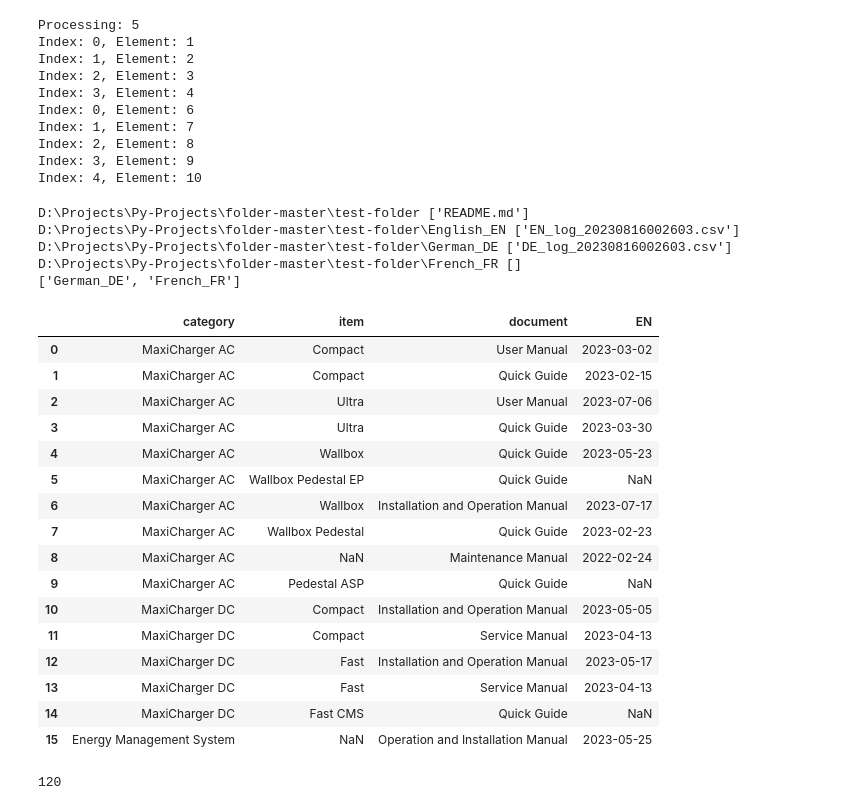
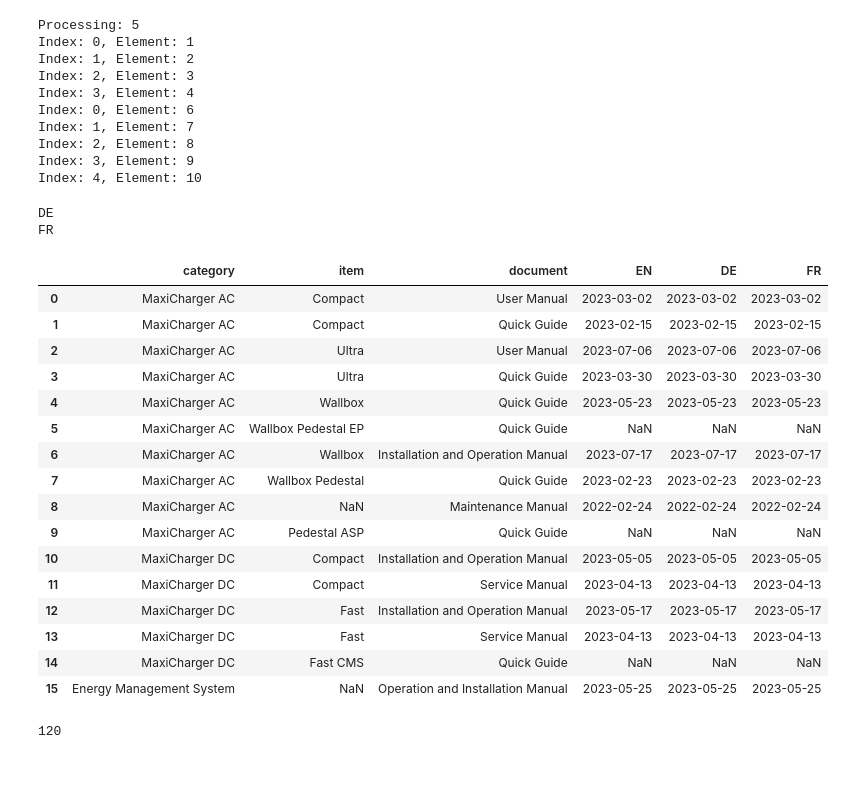
Before and after one commit to msm216/folder-master, a Jupyter notebook: demo.ipynb, the cells around one changed output. Drawn from its saved outputs; the diff is of its cells as text; code cells hidden in the pictures; blank space fills up the shorter version.

Commit message:
modify merge

```diff
--- a/demo.ipynb
+++ b/demo.ipynb
@@ -708,57 +708,73 @@ def merge_dataframe (path: str, folders: list, start: str) -> pd.DataFrame:
         sys.exit()
     # clean the columns 'language'
     log_df.drop(['language', 'status'], axis=1, inplace=True)
     log_df.rename(columns={'release': 'EN'}, inplace=True)
     ##############################################
     # Part 2: Merge Dataframe of other languages #
     ##############################################
     # ['German_DE', 'French_FR']
     folders.remove(start)
     '''
     for root, _, files in os.walk(path):
         print(root, files)
     '''
     for folder in folders:
         # get language code
         try:
             code = re.match(r"([A-Z][a-zA-Z]+)_(\w{2})", folder, re.IGNORECASE).group(2)  # EN
+            #print(folder)
+            print(code)
         except AttributeError:
             print(f"Folder {folder} unregular.")
+            continue
+        #
+        folder_path = os.path.join(path, start)
+        try:
+            # DE_log_20230816002603.csv
+            folder_log_name = [file for file in os.listdir(folder_path) if file.endswith('.csv')][0]
+            # D:\Projects\Py-Projects\folder-master\test-folder\German_DE\DE_log_20230816002603.csv
+            folder_log_path = os.path.join(folder_path, folder_log_name)
+            new_log_df = pd.read_csv(folder_log_path)
+            # clean the columns 'language'
+            new_log_df.drop(['language', 'status'], axis=1, inplace=True)
+            new_log_df.rename(columns={'release': code}, inplace=True)
+            # merge
+            log_df = pd.merge(log_df, new_log_df, on=['category', 'item', 'document'], how='left')  # how 参数指定合并方式（inner、outer、left、right）
+        except IndexError:
+            print(f"{start} log is missing.")
+            #return
+            continue
 
-
-    print(folders)
+    #print(folders)
 
     return log_df
 
 
 ####################################################################################################################
 # Test
 
 df = merge_dataframe(target_path, lang_folders, 'English_EN')
 df
 # %% [output]
-D:\Projects\Py-Projects\folder-master\test-folder ['README.md']
-D:\Projects\Py-Projects\folder-master\test-folder\English_EN ['EN_log_20230816002603.csv']
-D:\Projects\Py-Projects\folder-master\test-folder\German_DE ['DE_log_20230816002603.csv']
-D:\Projects\Py-Projects\folder-master\test-folder\French_FR []
-['German_DE', 'French_FR']
+DE
+FR
-|  | category | item | document | EN |
-| 0 | MaxiCharger AC | Compact | User Manual | 2023-03-02 |
-| 1 | MaxiCharger AC | Compact | Quick Guide | 2023-02-15 |
-| 2 | MaxiCharger AC | Ultra | User Manual | 2023-07-06 |
-| 3 | MaxiCharger AC | Ultra | Quick Guide | 2023-03-30 |
-| 4 | MaxiCharger AC | Wallbox | Quick Guide | 2023-05-23 |
-| 5 | MaxiCharger AC | Wallbox Pedestal EP | Quick Guide | NaN |
-| 6 | MaxiCharger AC | Wallbox | Installation and Operation Manual | 2023-07-17 |
-| 7 | MaxiCharger AC | Wallbox Pedestal | Quick Guide | 2023-02-23 |
-| 8 | MaxiCharger AC | NaN | Maintenance Manual | 2022-02-24 |
-| 9 | MaxiCharger AC | Pedestal ASP | Quick Guide | NaN |
-| 10 | MaxiCharger DC | Compact | Installation and Operation Manual | 2023-05-05 |
-| 11 | MaxiCharger DC | Compact | Service Manual | 2023-04-13 |
-| 12 | MaxiCharger DC | Fast | Installation and Operation Manual | 2023-05-17 |
-| 13 | MaxiCharger DC | Fast | Service Manual | 2023-04-13 |
-| 14 | MaxiCharger DC | Fast CMS | Quick Guide | NaN |
-| 15 | Energy Management System | NaN | Operation and Installation Manual | 2023-05-25 |
+|  | category | item | document | EN | DE | FR |
+| 0 | MaxiCharger AC | Compact | User Manual | 2023-03-02 | 2023-03-02 | 2023-03-02 |
+| 1 | MaxiCharger AC | Compact | Quick Guide | 2023-02-15 | 2023-02-15 | 2023-02-15 |
+| 2 | MaxiCharger AC | Ultra | User Manual | 2023-07-06 | 2023-07-06 | 2023-07-06 |
+| 3 | MaxiCharger AC | Ultra | Quick Guide | 2023-03-30 | 2023-03-30 | 2023-03-30 |
+| 4 | MaxiCharger AC | Wallbox | Quick Guide | 2023-05-23 | 2023-05-23 | 2023-05-23 |
+| 5 | MaxiCharger AC | Wallbox Pedestal EP | Quick Guide | NaN | NaN | NaN |
+| 6 | MaxiCharger AC | Wallbox | Installation and Operation Manual | 2023-07-17 | 2023-07-17 | 2023-07-17 |
+| 7 | MaxiCharger AC | Wallbox Pedestal | Quick Guide | 2023-02-23 | 2023-02-23 | 2023-02-23 |
+| 8 | MaxiCharger AC | NaN | Maintenance Manual | 2022-02-24 | 2022-02-24 | 2022-02-24 |
+| 9 | MaxiCharger AC | Pedestal ASP | Quick Guide | NaN | NaN | NaN |
+| 10 | MaxiCharger DC | Compact | Installation and Operation Manual | 2023-05-05 | 2023-05-05 | 2023-05-05 |
+| 11 | MaxiCharger DC | Compact | Service Manual | 2023-04-13 | 2023-04-13 | 2023-04-13 |
+| 12 | MaxiCharger DC | Fast | Installation and Operation Manual | 2023-05-17 | 2023-05-17 | 2023-05-17 |
+| 13 | MaxiCharger DC | Fast | Service Manual | 2023-04-13 | 2023-04-13 | 2023-04-13 |
+| 14 | MaxiCharger DC | Fast CMS | Quick Guide | NaN | NaN | NaN |
+| 15 | Energy Management System | NaN | Operation and Installation Manual | 2023-05-25 | 2023-05-25 | 2023-05-25 |
 # %%
 def factorial(n):
     if n == 0:
```
